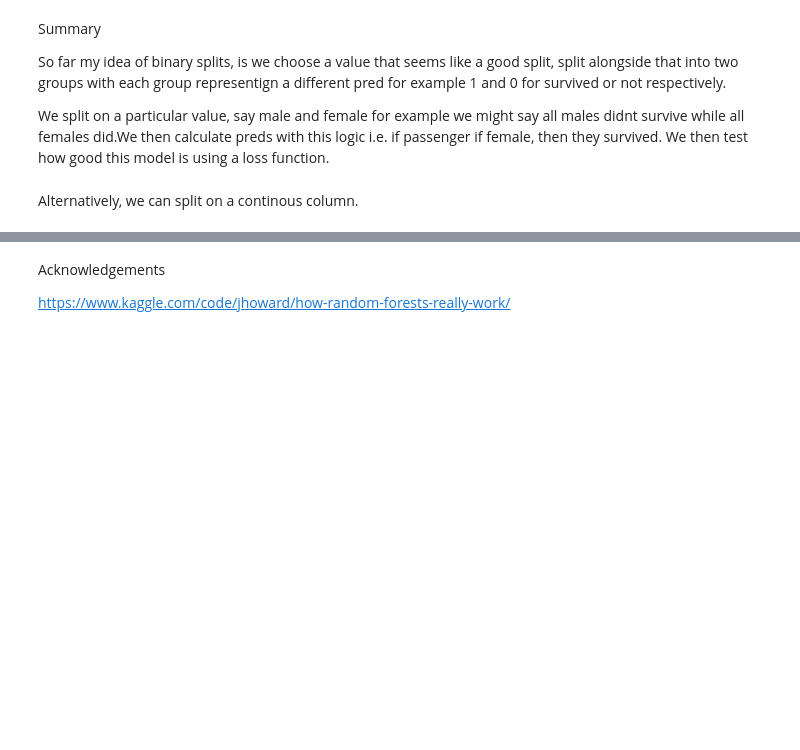
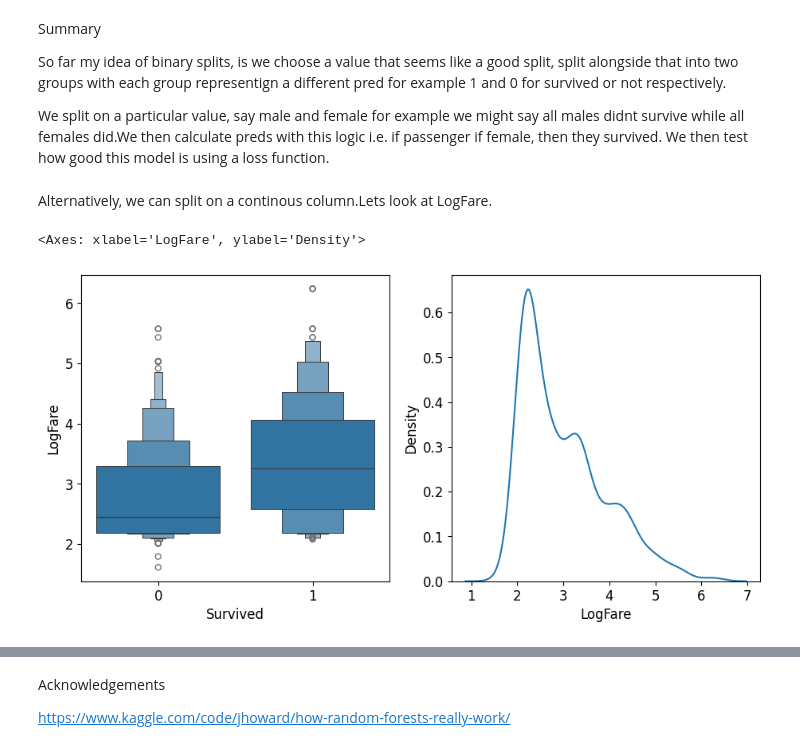
Before and after one commit to rubanzasilva/random_forest_basics, a Jupyter notebook: random_forests_basics.ipynb, the cells around one changed output, grey strips where cells are left out. Drawn from its saved outputs; the diff is of its cells as text; code cells hidden in the pictures; blank space fills up the shorter version.

```diff
--- a/random_forests_basics.ipynb
+++ b/random_forests_basics.ipynb
@@ -216,4 +216,12 @@ So far my idea of binary splits, is we choose a value that seems like a good spl
 
 We split on a particular value, say male and female for example we might say all males didnt survive while all females did.We then calculate preds with this logic i.e. if passenger if female, then they survived. We then test how good this model is using a loss function.
 # %% [markdown]
-Alternatively, we can split on a continous column.
+Alternatively, we can split on a continous column.Lets look at LogFare.
+# %%
+df_fare = trn_df[trn_df.LogFare>0]
+fig, axs = plt.subplots(1,2, figsize=(11,5))
+sns.boxenplot(data=df_fare, x=dep, y="LogFare", ax=axs[0])
+sns.kdeplot(data=df_fare, x ="LogFare", ax=axs[1])
+# %% [output]
+<Axes: xlabel='LogFare', ylabel='Density'>
+[figure, added]
```
Also changed, not shown: parts of 4 cells of this notebook.
